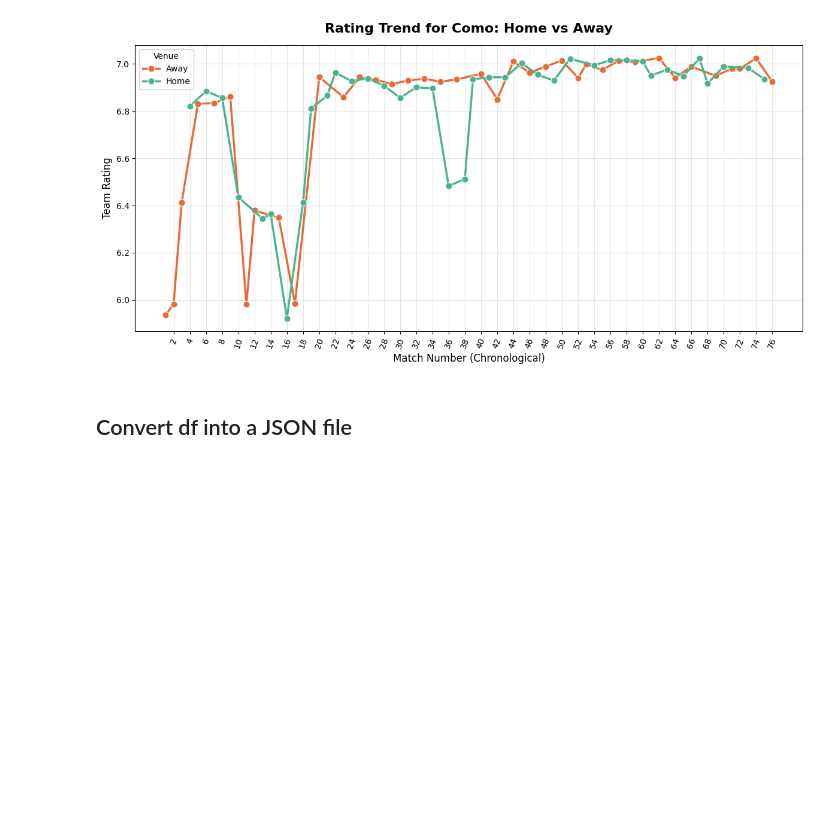
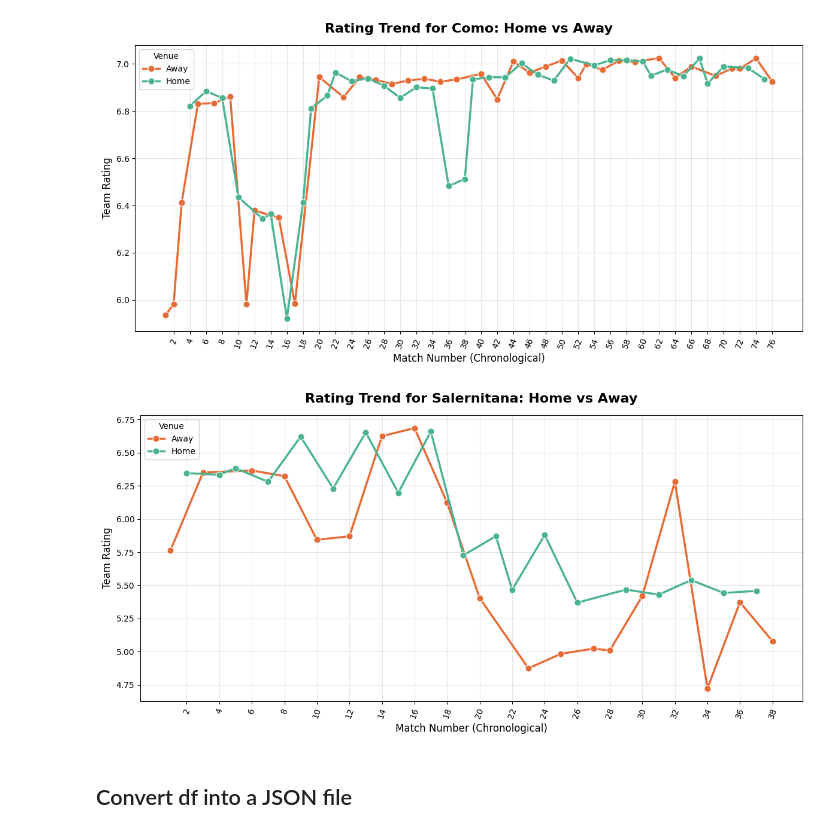
Before and after one commit to piro22/SerieA_DSFB_Project, a Jupyter notebook: API_App/data_exploration.ipynb, the cells around one changed output. Cells and saved outputs as stored; diff of their text form; code cells hidden in the pictures; blank space fills up the shorter version.

```diff
--- a/API_App/data_exploration.ipynb
+++ b/API_App/data_exploration.ipynb
@@ -676,6 +676,10 @@ def plot_team_rating_trend(team_name):
 plot_team_rating_trend('Como')
 # %% [output]
 [figure]
+# %%
+plot_team_rating_trend("Salernitana")
+# %% [output]
+[figure, added]
 # %% [markdown]
 ## Convert df into a JSON file
 # %%
```
